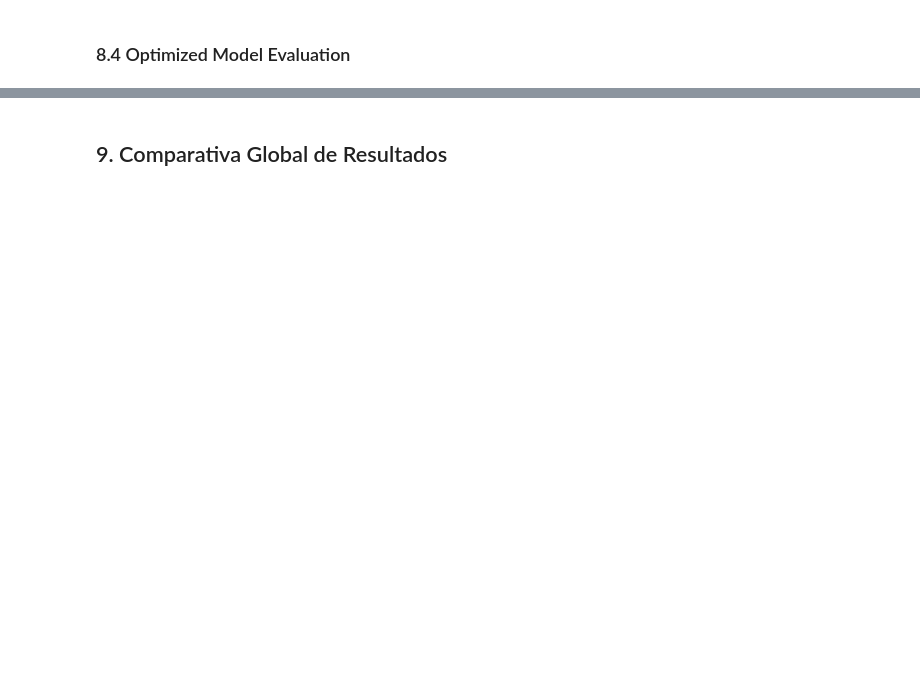
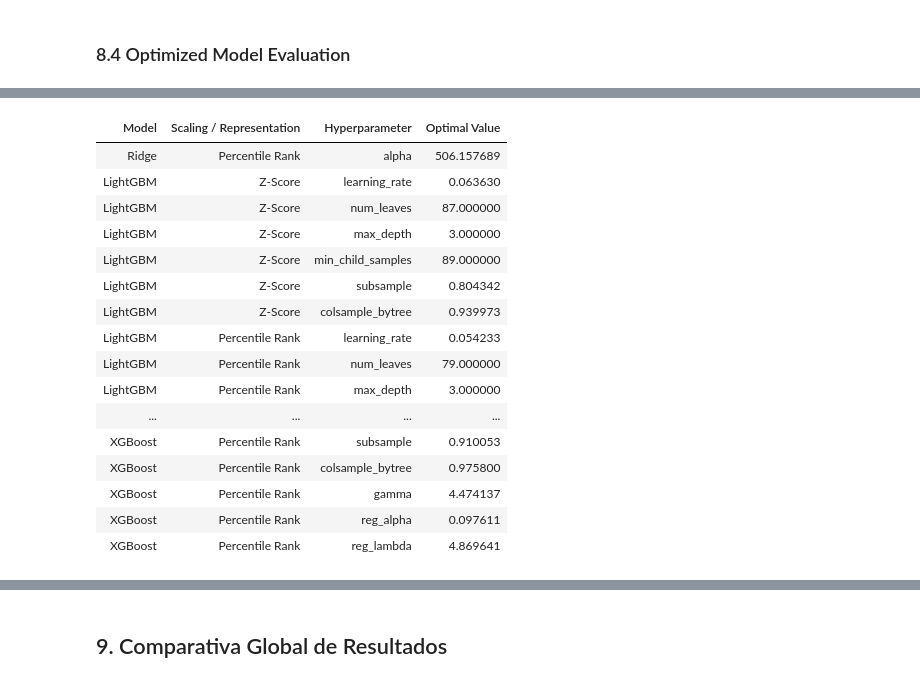
Before and after one commit to PalaciosDaniel/quant-portfolio-project, a Jupyter notebook: notebooks/06_factor_modeling.ipynb, the cells around one changed output, grey strips where cells are left out. Cells and saved outputs as stored; diff of their text form; code cells hidden in the pictures; blank space fills up the shorter version.

```diff
--- a/notebooks/06_factor_modeling.ipynb
+++ b/notebooks/06_factor_modeling.ipynb
@@ -875 +1547,16 @@ En cada prueba (trial), el motor propone una combinación de hiperparámetros y
+# %%
+# =============================================================================
+# Reduced CPCV splits for hyperparameter search
+# =============================================================================
+
+import random
+
+random.seed(SEED)
+
+N_SEARCH_SPLITS = 7
+
+search_splits = random.sample(
+    splits,
+    k=N_SEARCH_SPLITS,
+)
 # %% [markdown]
@@ -878,0 +2142,69 @@ En cada prueba (trial), el motor propone una combinación de hiperparámetros y
+# %%
+import json
+# -----------------------------------------------------------------------------
+# Collect optimized hyperparameters
+# -----------------------------------------------------------------------------
+
+optimized_hyperparameters = {
+    "Ridge": {
+        "Percentile Rank": best_params_ridge_rank,
+    },
+    "LightGBM": {
+        "Z-Score": best_params_lgbm_z,
+        "Percentile Rank": best_params_lgbm_rank,
+    },
+    "XGBoost": {
+        "Percentile Rank": best_params_xgb_rank,
+    },
+}
+
+
+# -----------------------------------------------------------------------------
+# Build summary table
+# -----------------------------------------------------------------------------
+
+hyperparameter_rows = []
+
+for model, representations in optimized_hyperparameters.items():
+
+    for representation, params in representations.items():
+
+        for parameter, value in params.items():
+
+            hyperparameter_rows.append({
+                "Model": model,
+                "Scaling / Representation": representation,
+                "Hyperparameter": parameter,
+                "Optimal Value": value,
+            })
+
+
+optimized_hyperparameters_table = pd.DataFrame(
+    hyperparameter_rows
+)
+
+# -----------------------------------------------------------------------------
+# Display
+# -----------------------------------------------------------------------------
+
+pd.set_option("display.float_format", "{:.6f}".format)
+
+optimized_hyperparameters_table.to_parquet("../data/model_results/optimized_hyperparameters_table.parquet")
+# %% [output]
+| Model | Scaling / Representation | Hyperparameter | Optimal Value |
+| Ridge | Percentile Rank | alpha | 506.157689 |
+| LightGBM | Z-Score | learning_rate | 0.063630 |
+| LightGBM | Z-Score | num_leaves | 87.000000 |
+| LightGBM | Z-Score | max_depth | 3.000000 |
+| LightGBM | Z-Score | min_child_samples | 89.000000 |
+| LightGBM | Z-Score | subsample | 0.804342 |
+| LightGBM | Z-Score | colsample_bytree | 0.939973 |
+| LightGBM | Percentile Rank | learning_rate | 0.054233 |
+| LightGBM | Percentile Rank | num_leaves | 79.000000 |
+| LightGBM | Percentile Rank | max_depth | 3.000000 |
+| ... | ... | ... | ... |
+| XGBoost | Percentile Rank | subsample | 0.910053 |
+| XGBoost | Percentile Rank | colsample_bytree | 0.975800 |
+| XGBoost | Percentile Rank | gamma | 4.474137 |
+| XGBoost | Percentile Rank | reg_alpha | 0.097611 |
+| XGBoost | Percentile Rank | reg_lambda | 4.869641 |
```
Also changed, not shown: parts of 73 cells of this notebook, 3 other files.
